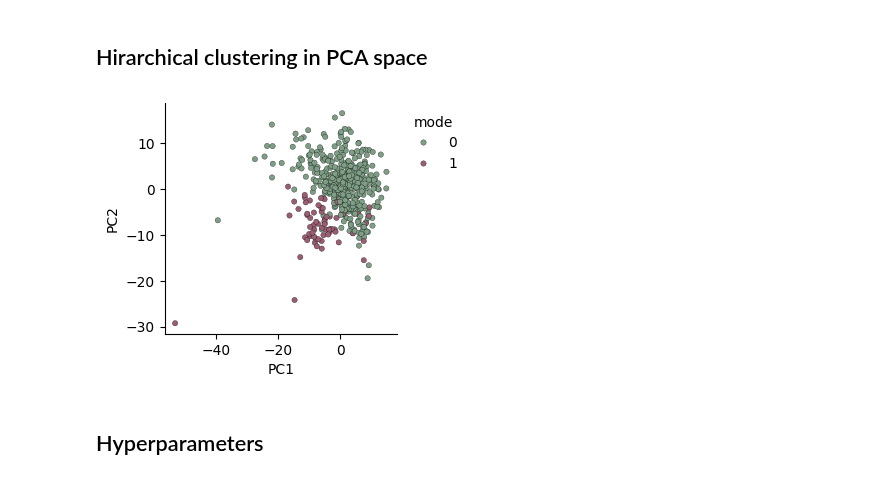
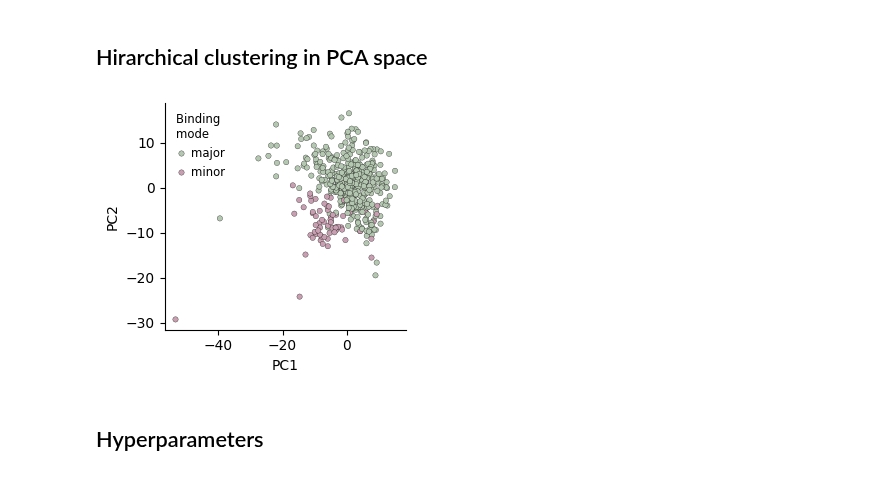
Before and after one commit to Rita-Ann-Roessner/Postdoc-UNIL, a Jupyter notebook: 260922_paper_YF_model/analyses_paper.ipynb, the cells around one changed output. Drawn from its saved outputs; the diff is of its cells as text; code cells hidden in the pictures.

Commit message:
added second figure

```diff
--- a/260922_paper_YF_model/analyses_paper.ipynb
+++ b/260922_paper_YF_model/analyses_paper.ipynb
@@ -67,6 +67,12 @@ paper_pal_color3 = [c for f in paper_pal_families3 for c in paper_pal_families3[
 #  '#3B5570','#6E8BA8','#AEC0D2']   # blue
 
 sns.palplot(paper_pal_color3)
+
+# palette — lightest shade of each family (green · red · grey · blue)
+paper_pal_light = [paper_pal_families3[f][-1] for f in paper_pal_families3]
+# ['#B4C7B0', '#C89FB0', '#C4CACF', '#AEC0D2']
+
+sns.palplot(paper_pal_light)
 # %% [output]
 [figure]
 [figure]
@@ -318,35 +463,58 @@ print(df_pca[df_pca['PC1'] < -30])
 # %%
 from sklearn.cluster import AgglomerativeClustering
 
 # --- load & filter (same as your PCA cell) ---
 df = pd.read_pickle('coord_matrix.pkl')
 df = df[df['AF3_iptm_pair_mean'] > 0.8].copy()
 coord_matrix = df.iloc[:, 9:].to_numpy()
 
 # --- PCA: 6 components for clustering, first 2 for display ---
 pca = PCA(n_components=6, random_state=0)
 pcs = pca.fit_transform(coord_matrix)
 
 # --- Ward clustering on the 6 PCs ---
 labels = AgglomerativeClustering(n_clusters=2, linkage='ward').fit_predict(pcs)
 
+# --- name clusters by size: largest -> 0 (major), other -> 1 (minor) ---
+major_id     = pd.Series(labels).value_counts().idxmax()
+cluster_id   = np.where(labels == major_id, 0, 1)             # for the CSV
+cluster_name = np.where(labels == major_id, 'major', 'minor') # for the legend
+
 # --- assemble plotting frame ---
 df_pca = pd.DataFrame({
     'PC1': pcs[:, 0],
     'PC2': pcs[:, 1],
-    'cluster': labels.astype(str),
+    'cluster': cluster_name,
     'PDB': [os.path.basename(p).split('.')[0] for p in df['PDB'].values],
     'batch': df['batch'].values,
     'TRAV': df['TRAV'].values,
 })
 
-fig, ax = plt.subplots(1, 1, figsize=(3, 3))
-sns.scatterplot(df_pca, x='PC1', y='PC2', hue='cluster', ax=ax,
-                edgecolor='black', linewidth=0.2, s=15, palette=paper_pal_level)
-ax.legend(title='mode', bbox_to_anchor=(1, 1), frameon=False, loc='upper left')
+hue_order = ['major', 'minor']
+fig, ax = plt.subplots(1, 1, figsize=(3.3, 3))
+sns.scatterplot(df_pca, x='PC1', y='PC2', hue='cluster', hue_order=hue_order, ax=ax,
+                edgecolor='black', linewidth=0.2, s=15, palette=paper_pal_light)
+ax.legend(title='Binding \nmode', bbox_to_anchor=(0, 1), frameon=False,
+          loc='upper left', fontsize='small', title_fontsize='small',
+          handlelength=1, handletextpad=0.4)
 sns.despine()
+
+# save df for TSP generation  (cluster as 0 / 1)
+cols = ['PDB', 'TRAV', 'TRAJ', 'cdr3_TRA', 'TRBV', 'TRBJ', 'cdr3_TRB', 'batch']
+
+df_out = df[cols].copy()
+df_out['PDB'] = df_out['PDB'].apply(lambda x: os.path.basename(x).split('.')[0])
+df_out['cluster'] = cluster_id            # 0 = major, 1 = minor
+df_out['cluster'] = cluster_id            # 0 = major, 1 = minor
+df_out['model'] = [f"{c.capitalize()} binding mode" for c in cluster_name]
+# -> 'Major binding mode' / 'Minor binding mode'
+df_out.to_csv('df_pca_clusters.csv', index=False)
+df_out
+
+fig.tight_layout()
+fig.savefig('Figures/pca_binding_modes.svg', bbox_inches='tight')
 # %% [output]
-[figure, old version]
+[figure, new version]
 # %% [markdown]
 ## Hyperparameters
 # %%
```
Also changed, not shown: parts of 44 cells of this notebook, 1 other file.
